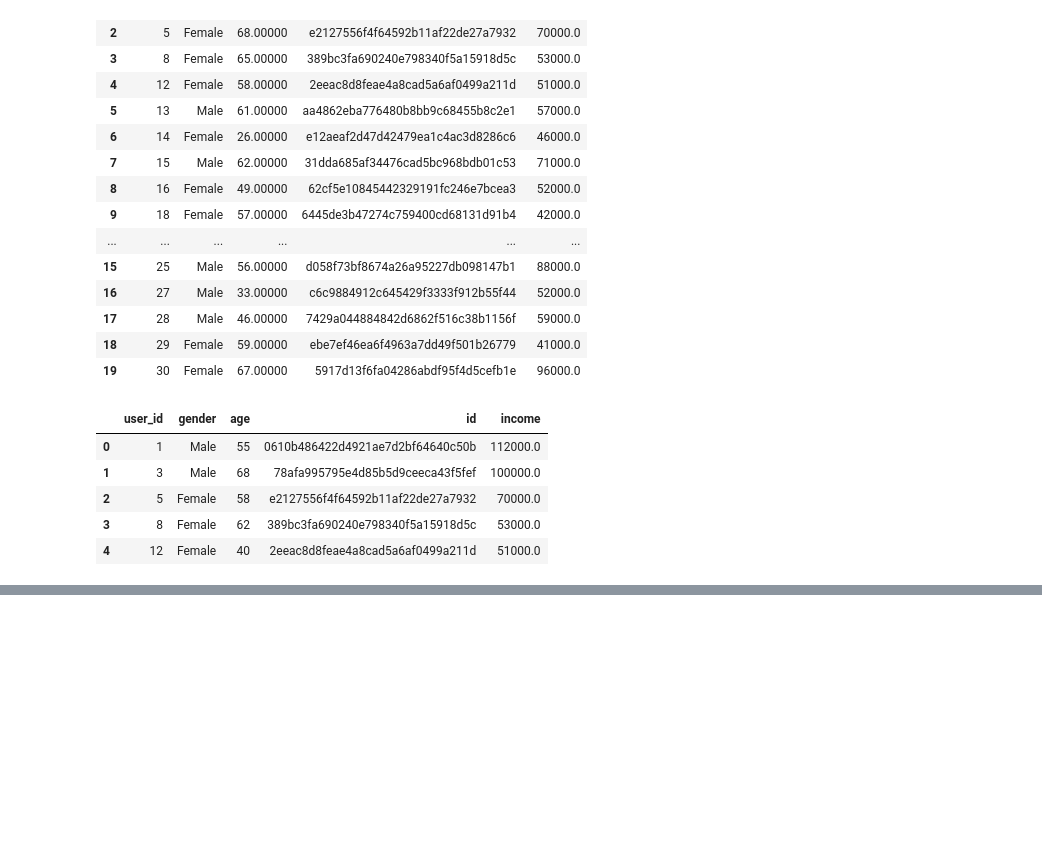
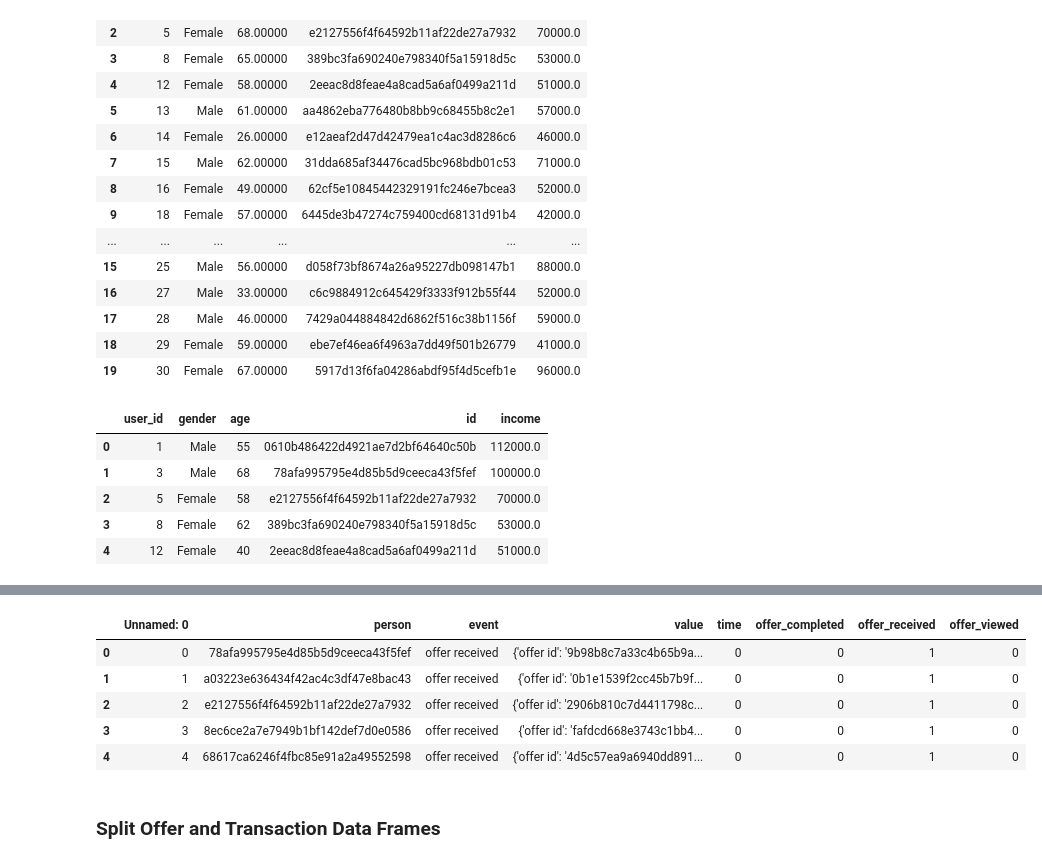
Before and after one commit to Solrys/Instacart-Analysis-by-Pandavas, a Jupyter notebook: Portfolio.ipynb, the cells around one changed output, grey strips where cells are left out. Drawn from its saved outputs; the diff is of its cells as text; code cells hidden in the pictures; blank space fills up the shorter version.

```diff
--- a/Portfolio.ipynb
+++ b/Portfolio.ipynb
@@ -102,0 +207,20 @@ profile.head()
+# %%
+# event dummies
+event_dummies = transcript['event'].str.get_dummies()
+event_dummies.drop('transaction', axis=1, inplace=True)
+
+transcript = pd.concat([transcript, event_dummies], axis=1)
+transcript.rename(columns={'offer completed': 'offer_completed', 'offer received': 'offer_received', 'offer viewed': 'offer_viewed'}, inplace=True)
+
+#profile.drop(['event'], axis=1, inplace=True)
+
+transcript.head()
+# %% [output]
+|  | Unnamed: 0 | person | event | value | time | offer_completed | offer_received | offer_viewed |
+| 0 | 0 | 78afa995795e4d85b5d9ceeca43f5fef | offer received | {'offer id': '9b98b8c7a33c4b65b9a... | 0 | 0 | 1 | 0 |
+| 1 | 1 | a03223e636434f42ac4c3df47e8bac43 | offer received | {'offer id': '0b1e1539f2cc45b7b9f... | 0 | 0 | 1 | 0 |
+| 2 | 2 | e2127556f4f64592b11af22de27a7932 | offer received | {'offer id': '2906b810c7d4411798c... | 0 | 0 | 1 | 0 |
+| 3 | 3 | 8ec6ce2a7e7949b1bf142def7d0e0586 | offer received | {'offer id': 'fafdcd668e3743c1bb4... | 0 | 0 | 1 | 0 |
+| 4 | 4 | 68617ca6246f4fbc85e91a2a49552598 | offer received | {'offer id': '4d5c57ea9a6940dd891... | 0 | 0 | 1 | 0 |
+# %% [markdown]
+### Split Offer and Transaction Data Frames
```
Also changed, not shown: parts of 24 cells of this notebook, 6 other files.
